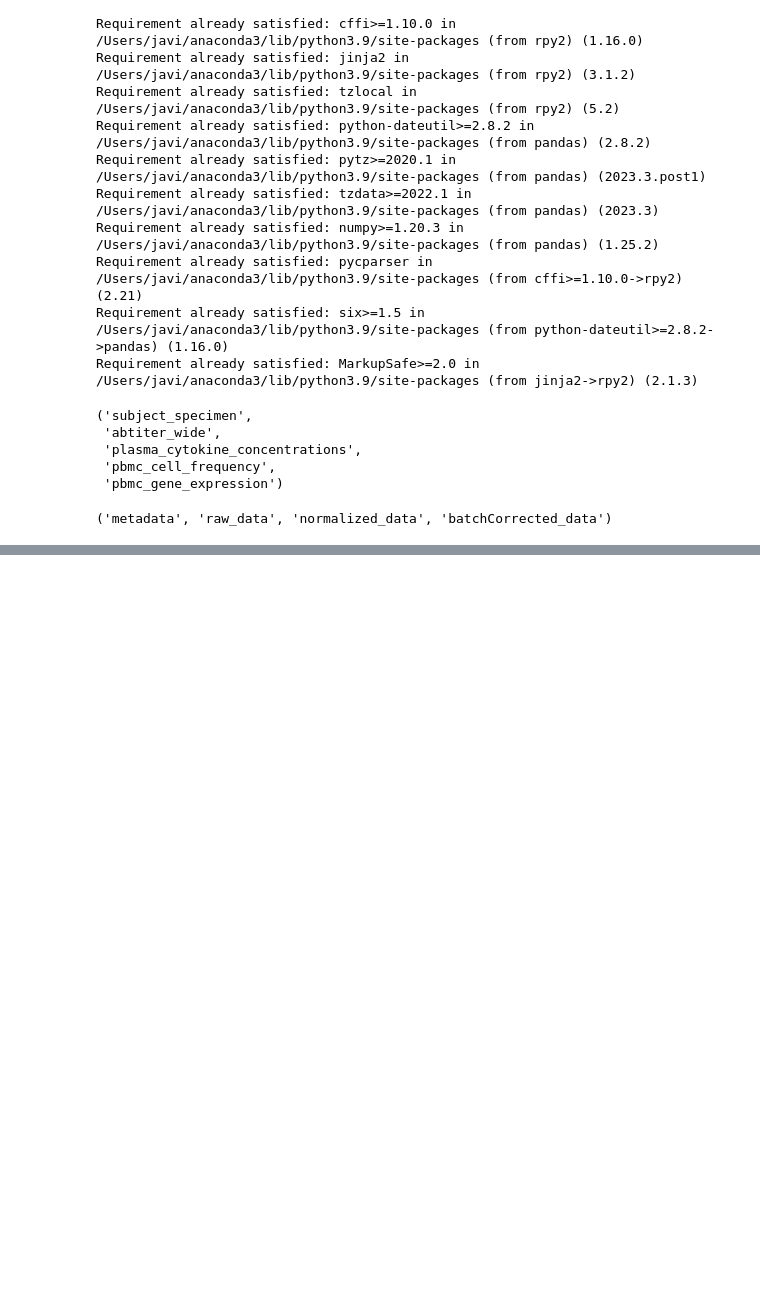
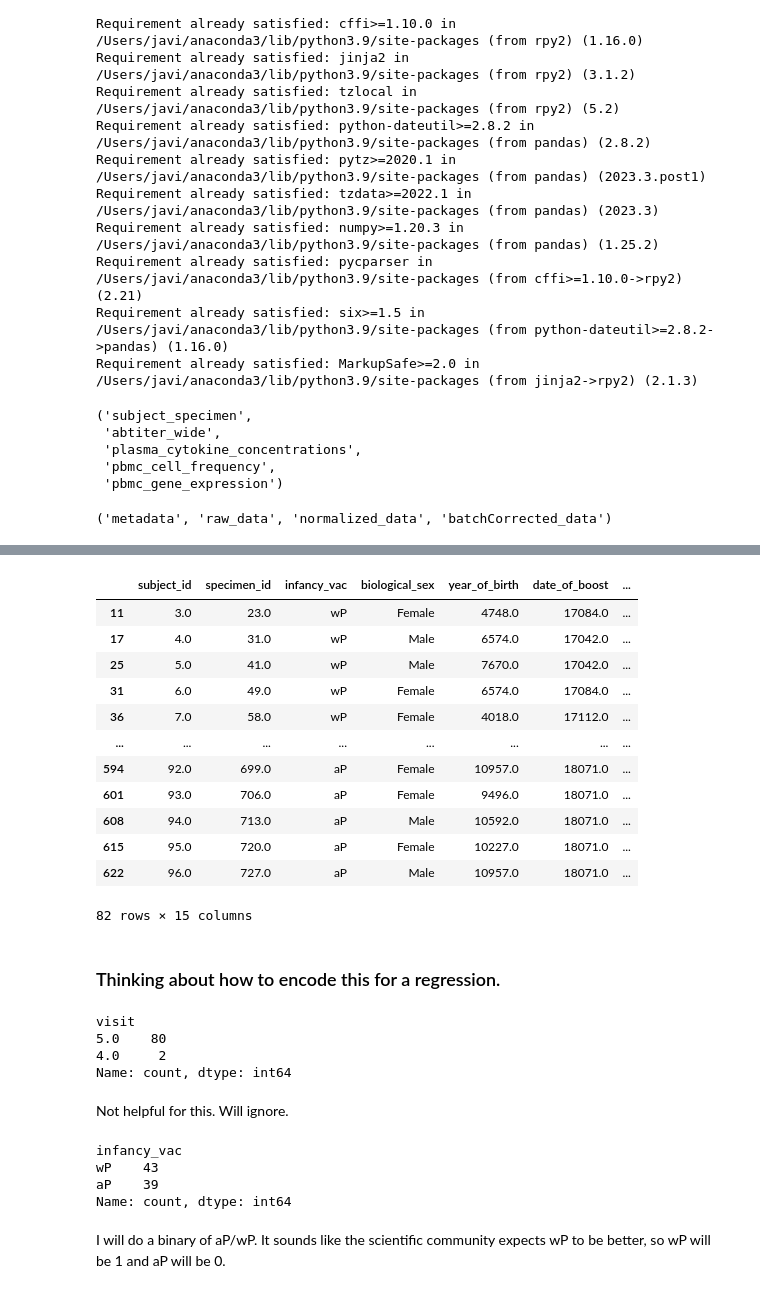
Before and after one commit to brianrqian/DSE260A-Immune-Response, a Jupyter notebook: CMI-javi.ipynb, the cells around one changed output, grey strips where cells are left out. Saved outputs shown, nothing was run; the diff lists cells and outputs as text; code cells hidden in the pictures; blank space fills up the shorter version.

```diff
--- a/CMI-javi.ipynb
+++ b/CMI-javi.ipynb
@@ -59,0 +98,2 @@ Name: specimen_id, Length: 625, dtype: float64
+# %%
+IgG = subject_specimen.merge(abtiter, on='specimen_id')
@@ -59,0 +112,54 @@ Name: specimen_id, Length: 625, dtype: float64
+# %%
+IgG = IgG[['subject_id',
+                    'specimen_id',
+                    'infancy_vac',
+                    'biological_sex',
+                    'year_of_birth',
+                    'date_of_boost',
+                    'actual_day_relative_to_boost',
+                    'ethnicity',
+                    'race',
+                    'visit',
+                    'IgG_PT',
+                    'IgG1_PT',
+                    'IgG2_PT',
+                    'IgG3_PT',
+                    'IgG4_PT']]
+# %%
+IgG_d14 = IgG[IgG['actual_day_relative_to_boost'] == 14.0]
+# %%
+IgG_d14
+# %% [output]
+|  | subject_id | specimen_id | infancy_vac | biological_sex | year_of_birth | date_of_boost | ... |
+| 11 | 3.0 | 23.0 | wP | Female | 4748.0 | 17084.0 | ... |
+| 17 | 4.0 | 31.0 | wP | Male | 6574.0 | 17042.0 | ... |
+| 25 | 5.0 | 41.0 | wP | Male | 7670.0 | 17042.0 | ... |
+| 31 | 6.0 | 49.0 | wP | Female | 6574.0 | 17084.0 | ... |
+| 36 | 7.0 | 58.0 | wP | Female | 4018.0 | 17112.0 | ... |
+| ... | ... | ... | ... | ... | ... | ... | ... |
+| 594 | 92.0 | 699.0 | aP | Female | 10957.0 | 18071.0 | ... |
+| 601 | 93.0 | 706.0 | aP | Female | 9496.0 | 18071.0 | ... |
+| 608 | 94.0 | 713.0 | aP | Male | 10592.0 | 18071.0 | ... |
+| 615 | 95.0 | 720.0 | aP | Female | 10227.0 | 18071.0 | ... |
+| 622 | 96.0 | 727.0 | aP | Male | 10957.0 | 18071.0 | ... |
+82 rows × 15 columns
+# %% [markdown]
+### Thinking about how to encode this for a regression.
+# %%
+IgG_d14['visit'].value_counts()
+# %% [output]
+visit
+5.0    80
+4.0     2
+Name: count, dtype: int64
+# %% [markdown]
+Not helpful for this. Will ignore.
+# %%
+IgG_d14['infancy_vac'].value_counts()
+# %% [output]
+infancy_vac
+wP    43
+aP    39
+Name: count, dtype: int64
+# %% [markdown]
+I will do a binary of aP/wP. It sounds like the scientific community expects wP to be better, so wP will be 1 and aP will be 0.
```
Also changed, not shown: parts of 15 cells of this notebook.
